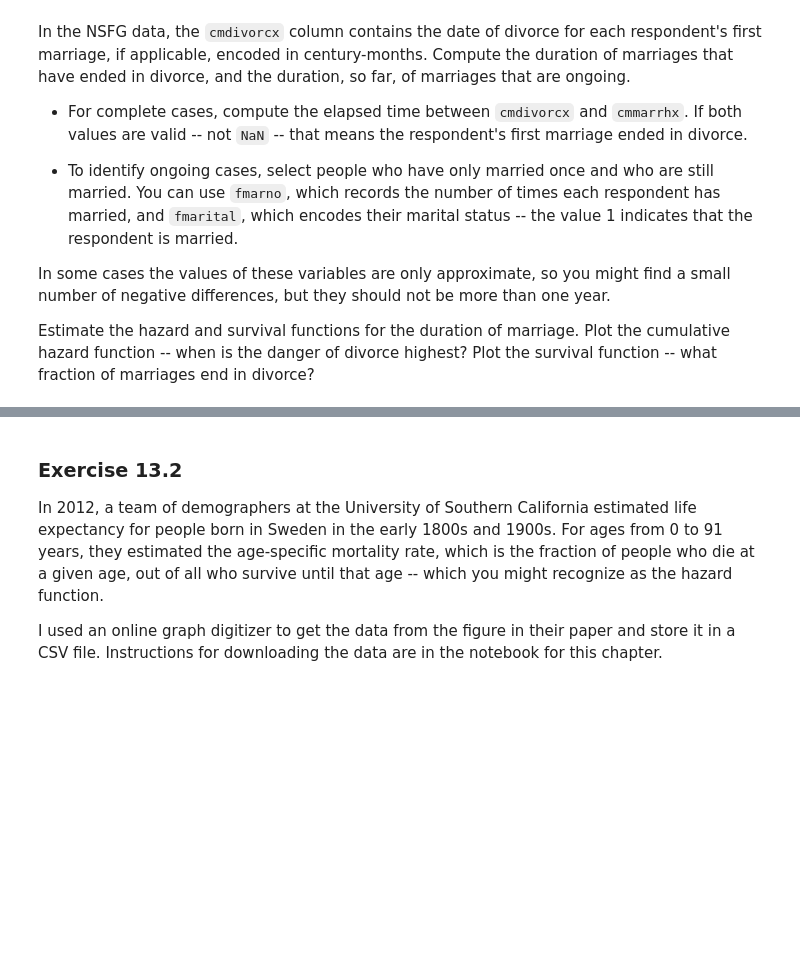
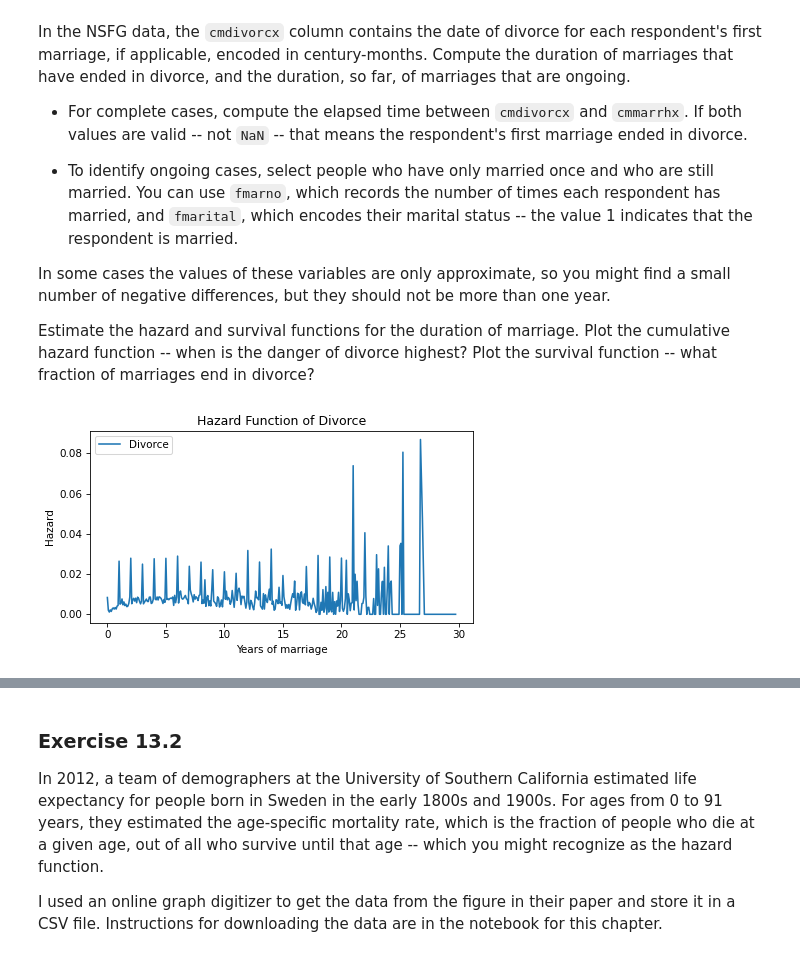
Before and after one commit to Malrangbbobbi/Think-Stats-Study, a Jupyter notebook: chap13.ipynb, the cells around one changed output, grey strips where cells are left out. Saved outputs shown, nothing was run; the diff lists cells and outputs as text; code cells hidden in the pictures; blank space fills up the shorter version.

```diff
--- a/chap13.ipynb
+++ b/chap13.ipynb
@@ -733,7 +894,27 @@ Plot the survival function -- what fraction of marriages end in divorce?
 sample = resample_cycles(resp)
 # %%
 # Solution goes here
+# 이혼의 결혼 지속 기간을 계산
+complete_durations = (sample['cmdivorcx'] - sample['cmmarrhx']) / 12
+complete_durations = complete_durations.dropna()
+complete_durations = complete_durations[complete_durations >= 0]
 # %%
 # Solution goes here
+# 결혼 유지의 현재 결혼 지속 기간
+married = sample.query('fmarno == 1 and fmarital == 1')
+ongoing_durations = (married['cmintvw'] - married['cmmarrhx']) / 12
+ongoing_durations = ongoing_durations.dropna()
+ongoing_durations = ongoing_durations[ongoing_durations >= 0]
 # %%
 # Solution goes here
+# Kaplan-Meier 추정을 사용하여 위험 함수(Hazard Function)와 생존 함수(Survival Function) 계산
+hf_divorce = estimate_hazard(complete_durations, ongoing_durations)
+sf_divorce = hf_divorce.make_surv()
+
+# Hazard Function
+hf_divorce.plot(label="Divorce")
+decorate(xlabel="Years of marriage",
+         ylabel="Hazard",
+         title="Hazard Function of Divorce")
+# %% [output]
+[figure, added]
```
Also changed, not shown: parts of 64 cells of this notebook, 3 other files.
